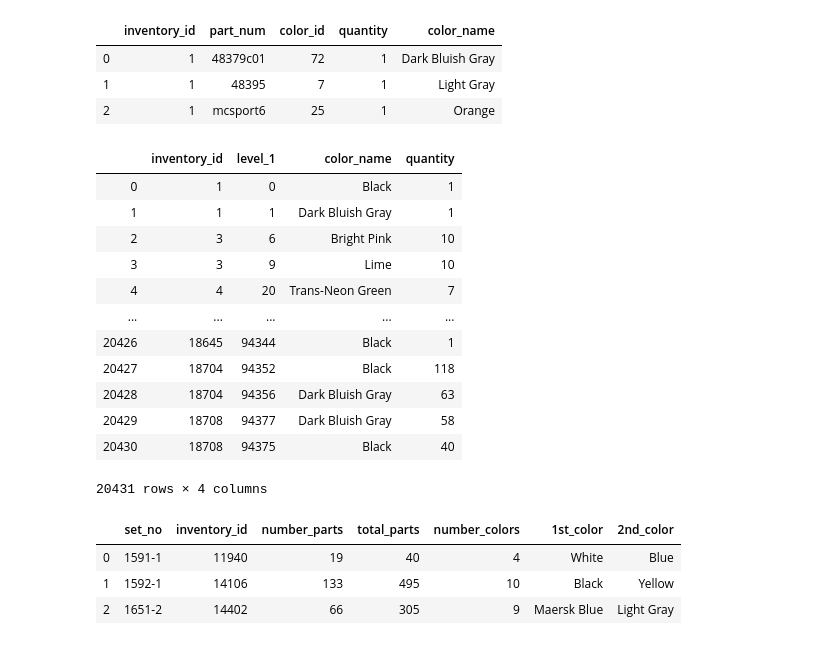
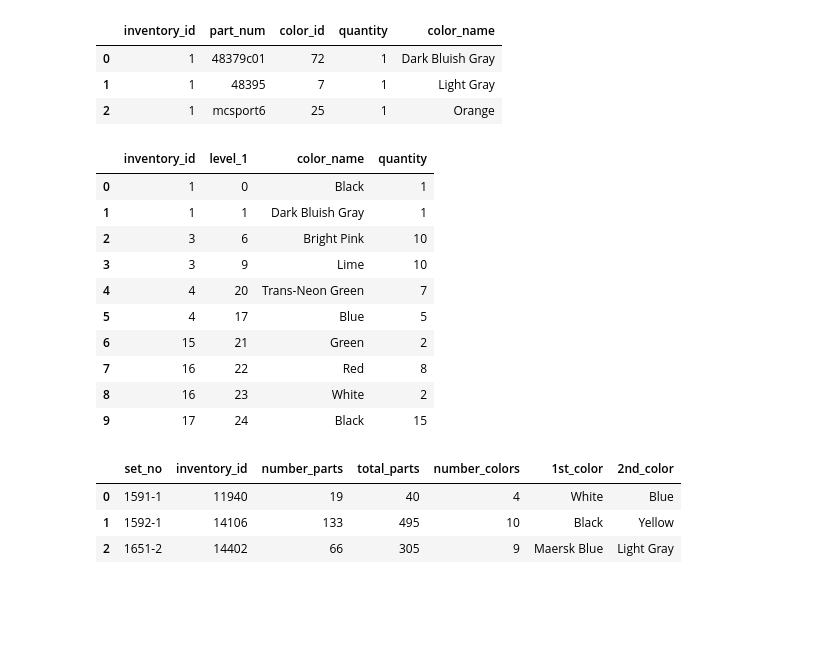
Before and after one commit to PhilBusko/RegressionProject, a Jupyter notebook: 250_merge_brickset_kaggle.ipynb, the cells around one changed output. Drawn from its saved outputs; the diff is of its cells as text; code cells hidden in the pictures; blank space fills up the shorter version.

```diff
--- a/250_merge_brickset_kaggle.ipynb
+++ b/250_merge_brickset_kaggle.ipynb
@@ -266,26 +270,24 @@ kaggle_parts.head(3)
 # %%
 kaggle_part_colors = kaggle_parts.groupby(["inventory_id", "color_name"])[["quantity"]].sum()
 kaggle_part_colors = kaggle_part_colors.reset_index()
 
 kaggle_part_colors = kaggle_part_colors.groupby(["inventory_id"]).apply(lambda row: row.nlargest(2, 'quantity'))
 
 kaggle_part_colors = kaggle_part_colors.drop(columns="inventory_id")
 
 kaggle_part_colors = kaggle_part_colors.reset_index()
-kaggle_part_colors
+kaggle_part_colors.head(10)
 # %% [output]
 |  | inventory_id | level_1 | color_name | quantity |
 | 0 | 1 | 0 | Black | 1 |
 | 1 | 1 | 1 | Dark Bluish Gray | 1 |
 | 2 | 3 | 6 | Bright Pink | 10 |
 | 3 | 3 | 9 | Lime | 10 |
 | 4 | 4 | 20 | Trans-Neon Green | 7 |
-| ... | ... | ... | ... | ... |
-| 20426 | 18645 | 94344 | Black | 1 |
-| 20427 | 18704 | 94352 | Black | 118 |
-| 20428 | 18704 | 94356 | Dark Bluish Gray | 63 |
-| 20429 | 18708 | 94377 | Dark Bluish Gray | 58 |
-| 20430 | 18708 | 94375 | Black | 40 |
+| 5 | 4 | 17 | Blue | 5 |
+| 6 | 15 | 21 | Green | 2 |
+| 7 | 16 | 22 | Red | 8 |
+| 8 | 16 | 23 | White | 2 |
+| 9 | 17 | 24 | Black | 15 |
-20431 rows × 4 columns
 # %%
 for row in brickset.itertuples():
```
Also changed, not shown: parts of 4 cells of this notebook, 12 other files.
